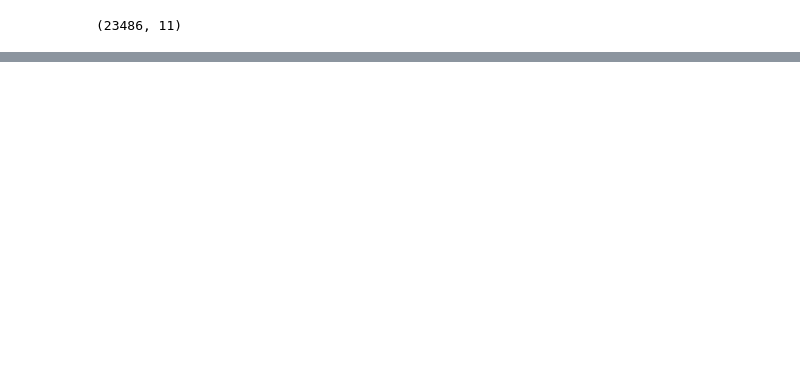
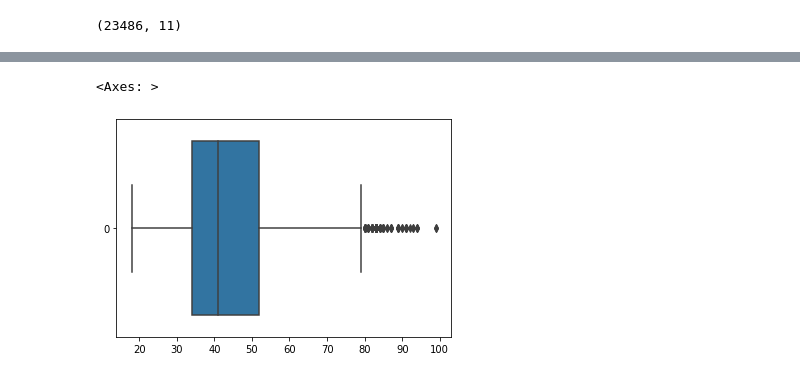
Before and after one commit to TifannyA/Lab3-Miner-a, a Jupyter notebook: Lab_3.ipynb, the cells around one changed output, grey strips where cells are left out. Drawn from its saved outputs; the diff is of its cells as text; code cells hidden in the pictures; blank space fills up the shorter version.

```diff
--- a/Lab_3.ipynb
+++ b/Lab_3.ipynb
@@ -151,0 +69,23 @@ La edada de los pasajeros es de 43
+# %%
+# Crear un diccionario con los nuevos nombres de columna
+espanol = {
+    'Age': 'Edad',
+    'Rating': 'Calificación',
+    'Recommended IND': 'Recomendado',
+    'Positive Feedback Count': 'Conteo de Comentarios Positivos',
+    'Division Name': 'Nombre de la División',
+    'Department Name': 'Nombre del Departamento',
+    'Class Name': 'Nombre de la Clase'
+}
+
+# Cambiar los nombres de las columnas en el DataFrame
+df = df.rename(columns=espanol)
+
+# Imprimir el DataFrame con los nuevos nombres de columna
+print(df.head())
+# %%
+#Gráfico boxplot que muestra las edades
+sns.boxplot(data=df["Edad"], orient="h")
+# %% [output]
+<Axes: >
+[figure, added]
```
Also changed, not shown: parts of 44 cells of this notebook.
